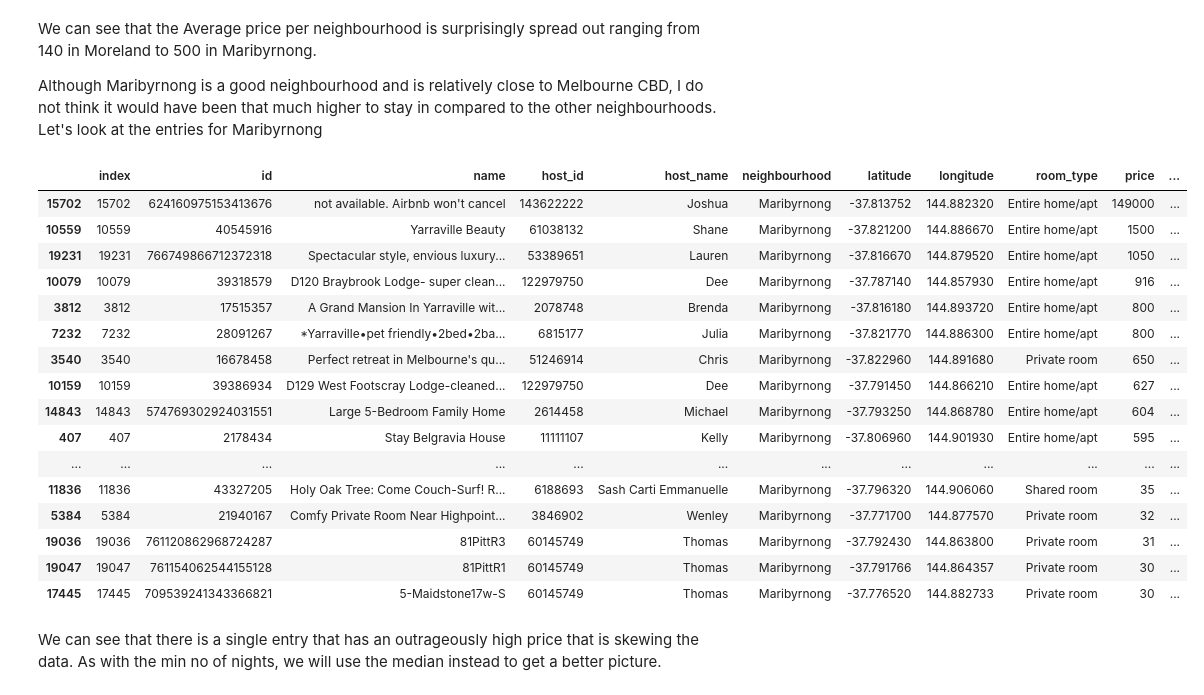
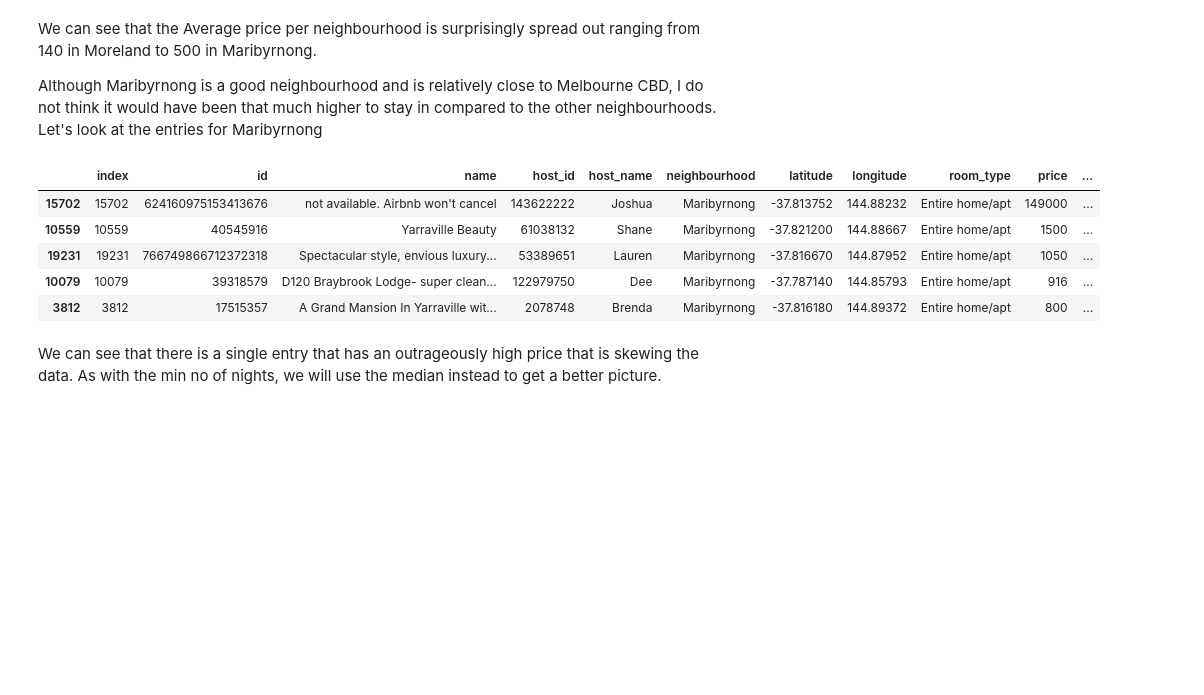
Before and after one commit to khairulhazril/Airbnb-Analysis, a Jupyter notebook: Airbnb Analysis.ipynb, the cells around one changed output. Cells and saved outputs as stored; diff of their text form; code cells hidden in the pictures; blank space fills up the shorter version.

```diff
--- a/Airbnb Analysis.ipynb
+++ b/Airbnb Analysis.ipynb
@@ -182,25 +182,14 @@ We can see that the Average price per neighbourhood is surprisingly spread out r
 Although Maribyrnong is a good neighbourhood and is relatively close to Melbourne CBD, I do not think it would have been that much higher to stay in compared to the other neighbourhoods. Let's look at the entries for Maribyrnong
 # %%
 Maribyrnong_df = df[df['neighbourhood'] == 'Maribyrnong']
-Maribyrnong_df.sort_values(by = 'price', ascending = False)
+Maribyrnong_df.sort_values(by = 'price', ascending = False).head()
 # %% [output]
 |  | index | id | name | host_id | host_name | neighbourhood | latitude | longitude | room_type | price | ... |
-| 15702 | 15702 | 624160975153413676 | not available. Airbnb won't cancel | 143622222 | Joshua | Maribyrnong | -37.813752 | 144.882320 | Entire home/apt | 149000 | ... |
-| 10559 | 10559 | 40545916 | Yarraville Beauty | 61038132 | Shane | Maribyrnong | -37.821200 | 144.886670 | Entire home/apt | 1500 | ... |
-| 19231 | 19231 | 766749866712372318 | Spectacular style, envious luxury... | 53389651 | Lauren | Maribyrnong | -37.816670 | 144.879520 | Entire home/apt | 1050 | ... |
-| 10079 | 10079 | 39318579 | D120 Braybrook Lodge- super clean... | 122979750 | Dee | Maribyrnong | -37.787140 | 144.857930 | Entire home/apt | 916 | ... |
-| 3812 | 3812 | 17515357 | A Grand Mansion In Yarraville wit... | 2078748 | Brenda | Maribyrnong | -37.816180 | 144.893720 | Entire home/apt | 800 | ... |
-| 7232 | 7232 | 28091267 | *Yarraville•pet friendly•2bed•2ba... | 6815177 | Julia | Maribyrnong | -37.821770 | 144.886300 | Entire home/apt | 800 | ... |
-| 3540 | 3540 | 16678458 | Perfect retreat in Melbourne's qu... | 51246914 | Chris | Maribyrnong | -37.822960 | 144.891680 | Private room | 650 | ... |
-| 10159 | 10159 | 39386934 | D129 West Footscray Lodge-cleaned... | 122979750 | Dee | Maribyrnong | -37.791450 | 144.866210 | Entire home/apt | 627 | ... |
-| 14843 | 14843 | 574769302924031551 | Large 5-Bedroom Family Home | 2614458 | Michael | Maribyrnong | -37.793250 | 144.868780 | Entire home/apt | 604 | ... |
-| 407 | 407 | 2178434 | Stay Belgravia House | 11111107 | Kelly | Maribyrnong | -37.806960 | 144.901930 | Entire home/apt | 595 | ... |
-| ... | ... | ... | ... | ... | ... | ... | ... | ... | ... | ... | ... |
-| 11836 | 11836 | 43327205 | Holy Oak Tree: Come Couch-Surf! R... | 6188693 | Sash Carti Emmanuelle | Maribyrnong | -37.796320 | 144.906060 | Shared room | 35 | ... |
-| 5384 | 5384 | 21940167 | Comfy Private Room Near Highpoint... | 3846902 | Wenley | Maribyrnong | -37.771700 | 144.877570 | Private room | 32 | ... |
-| 19036 | 19036 | 761120862968724287 | 81PittR3 | 60145749 | Thomas | Maribyrnong | -37.792430 | 144.863800 | Private room | 31 | ... |
-| 19047 | 19047 | 761154062544155128 | 81PittR1 | 60145749 | Thomas | Maribyrnong | -37.791766 | 144.864357 | Private room | 30 | ... |
-| 17445 | 17445 | 709539241343366821 | 5-Maidstone17w-S | 60145749 | Thomas | Maribyrnong | -37.776520 | 144.882733 | Private room | 30 | ... |
+| 15702 | 15702 | 624160975153413676 | not available. Airbnb won't cancel | 143622222 | Joshua | Maribyrnong | -37.813752 | 144.88232 | Entire home/apt | 149000 | ... |
+| 10559 | 10559 | 40545916 | Yarraville Beauty | 61038132 | Shane | Maribyrnong | -37.821200 | 144.88667 | Entire home/apt | 1500 | ... |
+| 19231 | 19231 | 766749866712372318 | Spectacular style, envious luxury... | 53389651 | Lauren | Maribyrnong | -37.816670 | 144.87952 | Entire home/apt | 1050 | ... |
+| 10079 | 10079 | 39318579 | D120 Braybrook Lodge- super clean... | 122979750 | Dee | Maribyrnong | -37.787140 | 144.85793 | Entire home/apt | 916 | ... |
+| 3812 | 3812 | 17515357 | A Grand Mansion In Yarraville wit... | 2078748 | Brenda | Maribyrnong | -37.816180 | 144.89372 | Entire home/apt | 800 | ... |
 # %% [markdown]
 We can see that there is a single entry that has an outrageously high price that is skewing the data. As with the min no of nights, we will use the median instead to get a better picture.
 # %%
```
